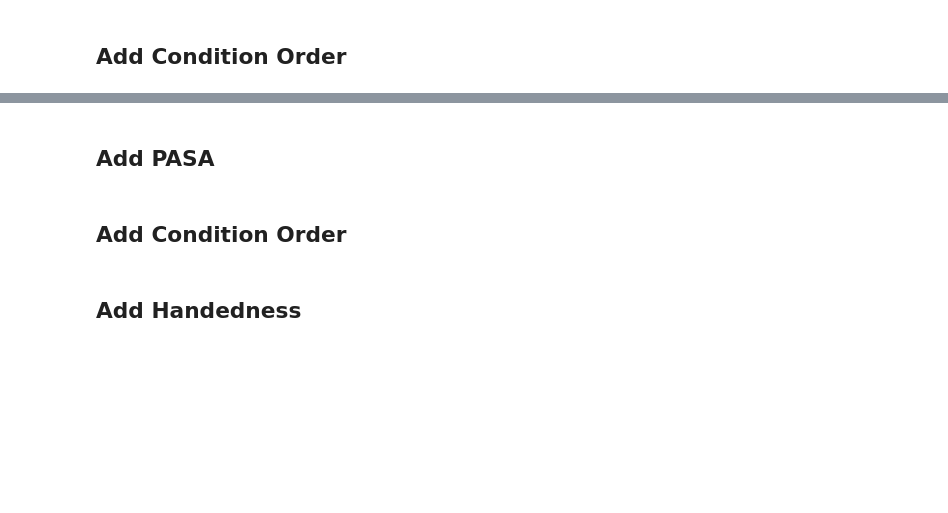
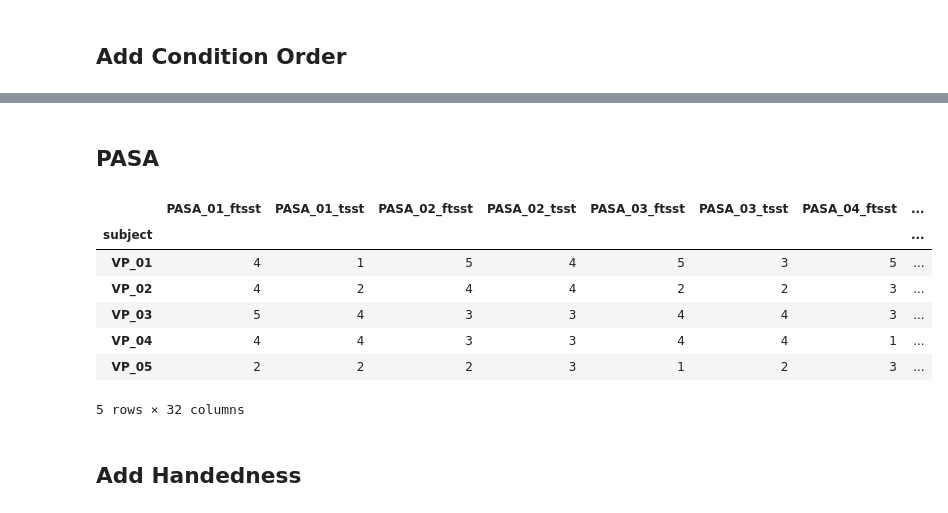
Before and after one commit to empkins/empkins-d03-preprocessing, a Jupyter notebook: experiments/2022_05_macro/unipark/Questionnaire_Data_Merge.ipynb, the cells around one changed output, grey strips where cells are left out. Cells and saved outputs as stored; diff of their text form; code cells hidden in the pictures; blank space fills up the shorter version.

```diff
--- a/experiments/2022_05_macro/unipark/Questionnaire_Data_Merge.ipynb
+++ b/experiments/2022_05_macro/unipark/Questionnaire_Data_Merge.ipynb
@@ -63,2 +198,2 @@ condition_order.head()
 # %% [markdown]
-## Add PASA
+## PASA
@@ -80,2 +199,0 @@ quest_data_out.head()
-# %% [markdown]
-## Add Condition Order
@@ -84,0 +200,24 @@ quest_data_out.head()
+# %%
+pasa_data = pd.read_excel(base_path.joinpath("data_tabular/questionnaires/raw/pasa.xlsx"))
+pasa_data = pasa_data.set_index(["subject", "condition"])
+
+# add "PASA_" to column names
+pasa_data.columns = "PASA_" + pasa_data.columns.astype(str).str.zfill(2)
+pasa_data = pasa_data.unstack("condition")
+
+# flatten multiindex
+pasa_data.columns = ["_".join(col).strip() for col in pasa_data.columns.values]
+
+# sort columns
+pasa_data = pasa_data.sort_index(axis=1)
+
+pasa_data.head()
+# %% [output]
+|  | PASA_01_ftsst | PASA_01_tsst | PASA_02_ftsst | PASA_02_tsst | PASA_03_ftsst | PASA_03_tsst | PASA_04_ftsst | ... |
+| subject |  |  |  |  |  |  |  | ... |
+| VP_01 | 4 | 1 | 5 | 4 | 5 | 3 | 5 | ... |
+| VP_02 | 4 | 2 | 4 | 4 | 2 | 2 | 3 | ... |
+| VP_03 | 5 | 4 | 3 | 3 | 4 | 4 | 3 | ... |
+| VP_04 | 4 | 4 | 3 | 3 | 4 | 4 | 1 | ... |
+| VP_05 | 2 | 2 | 2 | 3 | 1 | 2 | 3 | ... |
+5 rows × 32 columns
```
Also changed, not shown: parts of 15 cells of this notebook.
